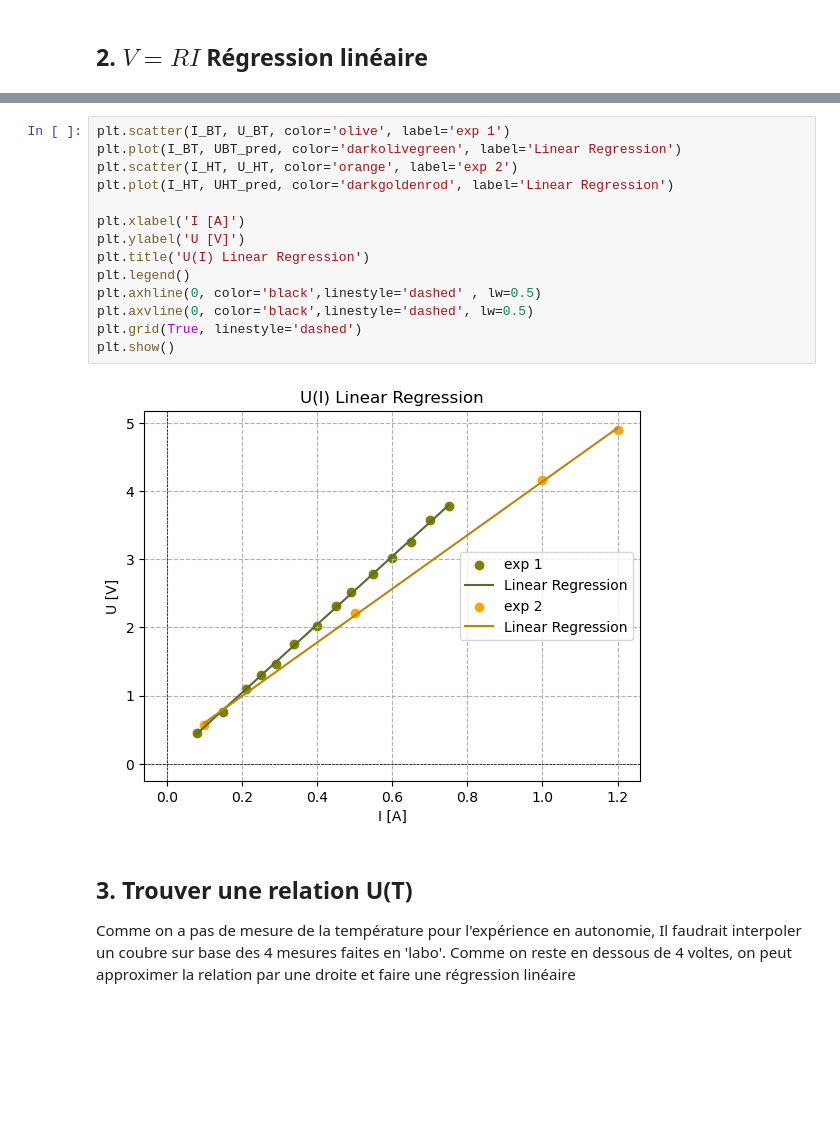
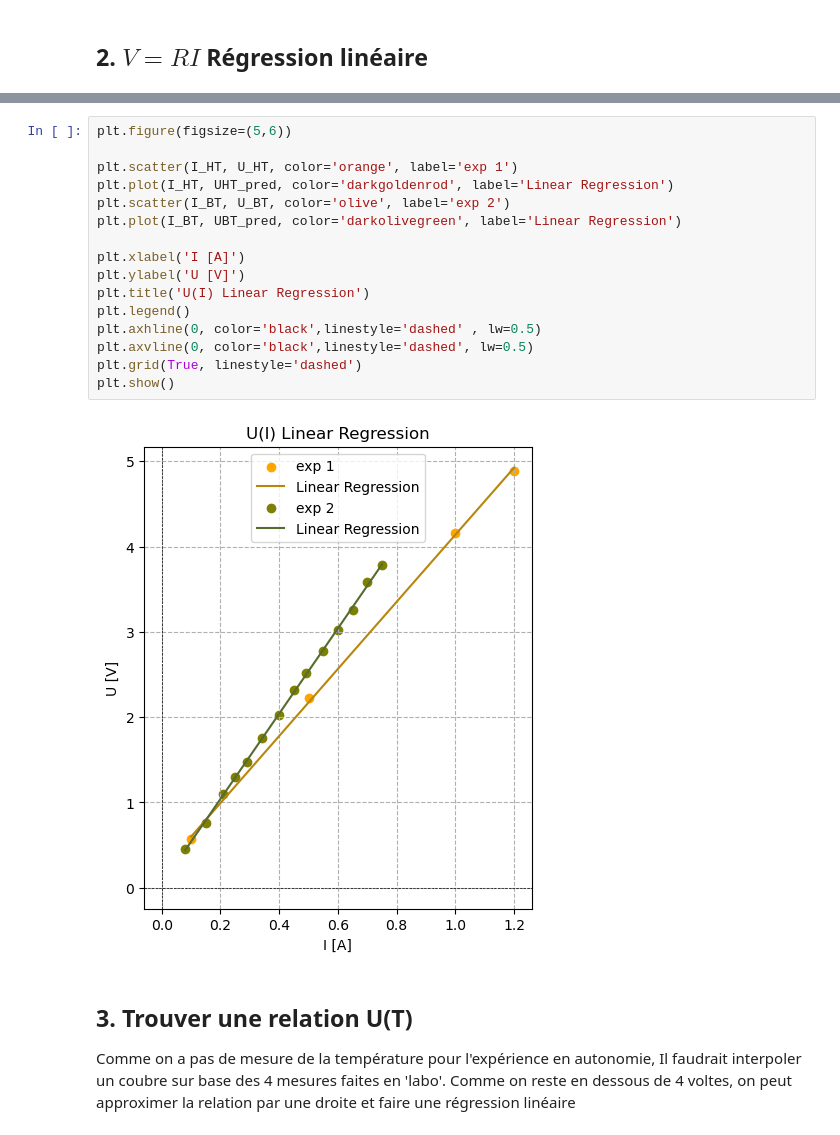
Before and after one commit to rbellens1/ProjetChimie, a Jupyter notebook: Conductivity/rho.ipynb, the cells around one changed output, grey strips where cells are left out. Cells and saved outputs as stored; diff of their text form; blank space fills up the shorter version.

```diff
--- a/Conductivity/rho.ipynb
+++ b/Conductivity/rho.ipynb
@@ -63,21 +66,23 @@ display(RES_df)
 | Low Temperature (BT) | 1.418265 | 4.998731 | 0.000509 |
 | High Temperature (HT) | 1.785260 | 3.932635 | 0.001299 |
 # %%
-plt.scatter(I_BT, U_BT, color='olive', label='exp 1')
+plt.figure(figsize=(5,6))
+
+plt.scatter(I_HT, U_HT, color='orange', label='exp 1')
+plt.plot(I_HT, UHT_pred, color='darkgoldenrod', label='Linear Regression')
+plt.scatter(I_BT, U_BT, color='olive', label='exp 2')
 plt.plot(I_BT, UBT_pred, color='darkolivegreen', label='Linear Regression')
-plt.scatter(I_HT, U_HT, color='orange', label='exp 2')
-plt.plot(I_HT, UHT_pred, color='darkgoldenrod', label='Linear Regression')
 
 plt.xlabel('I [A]')
 plt.ylabel('U [V]')
 plt.title('U(I) Linear Regression')
 plt.legend()
 plt.axhline(0, color='black',linestyle='dashed' , lw=0.5)
 plt.axvline(0, color='black',linestyle='dashed', lw=0.5)
 plt.grid(True, linestyle='dashed')
 plt.show()
 # %% [output]
-[figure, old version]
+[figure, new version]
 # %% [markdown]
 ## 3. Trouver une relation U(T)
 
```
Also changed, not shown: parts of 3 cells of this notebook, 1 other file.
